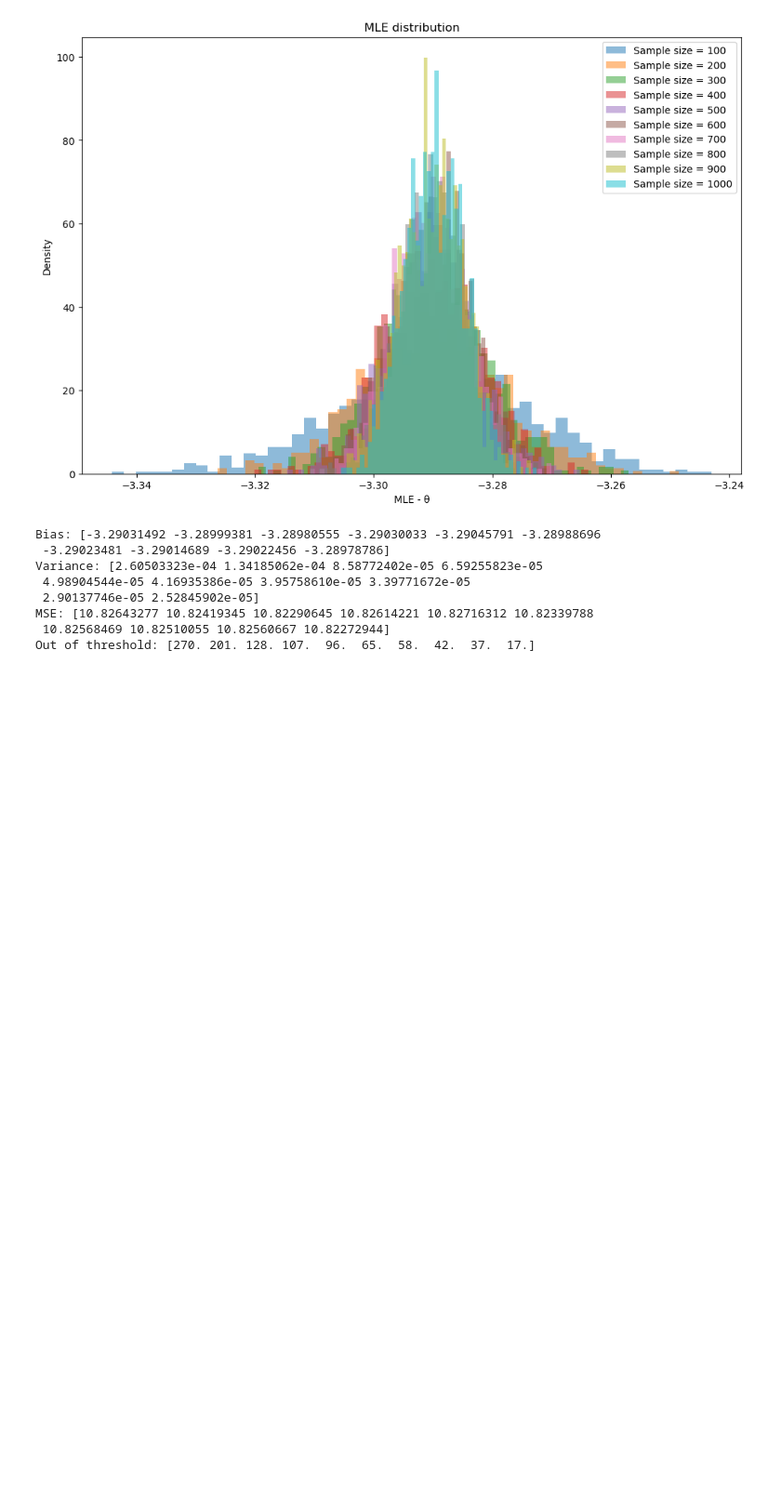
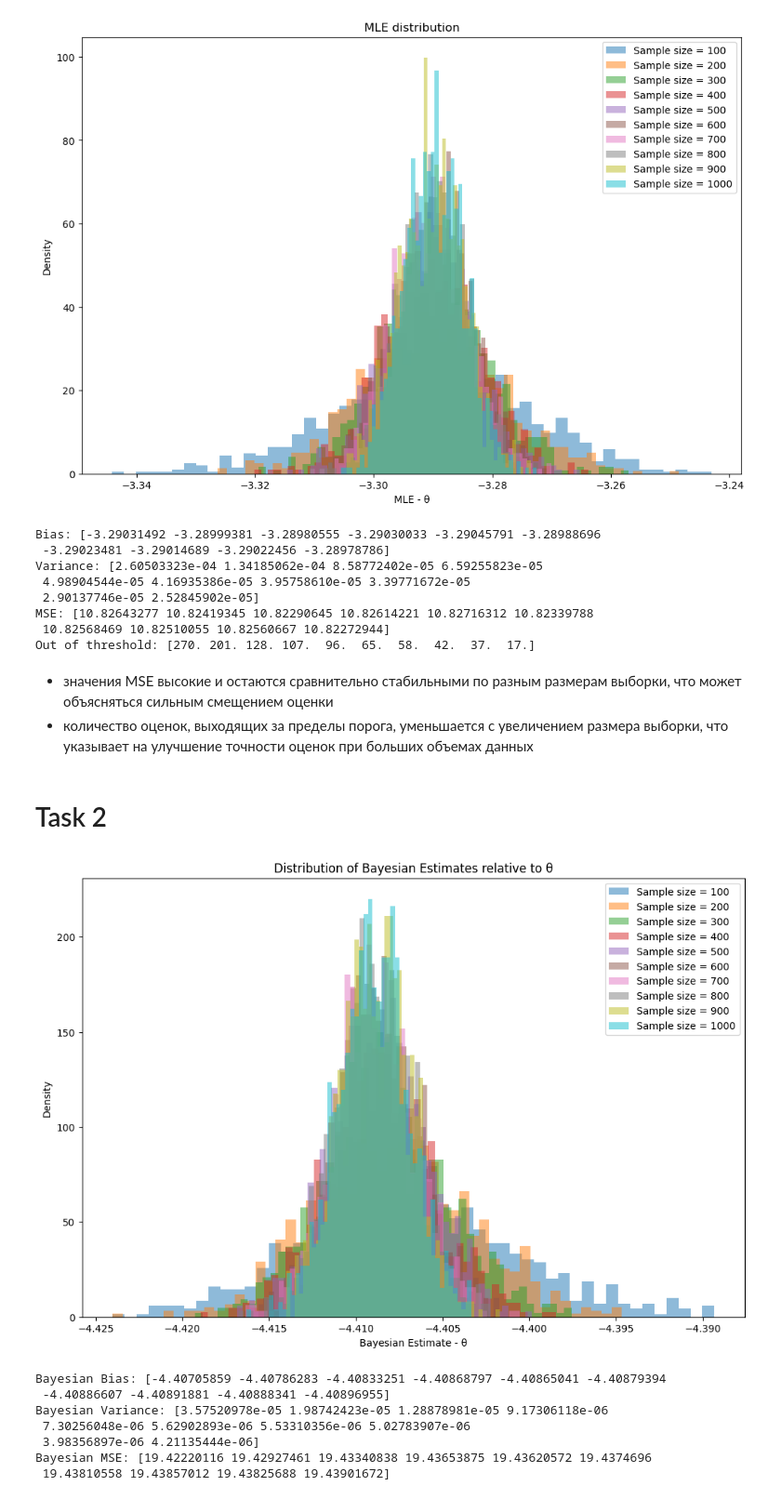
Before and after one commit to AntonSexov/statistics, a Jupyter notebook: lab_2/main.ipynb, the cells around one changed output. Shown at 93% size. Cells and saved outputs as stored; diff of their text form; code cells hidden in the pictures; blank space fills up the shorter version.

Commit message:
[ADD] looks like 2nd task is ready..

```diff
--- a/lab_2/main.ipynb
+++ b/lab_2/main.ipynb
@@ -69,3 +73,83 @@ Variance: [2.60503323e-04 1.34185062e-04 8.58772402e-05 6.59255823e-05
 MSE: [10.82643277 10.82419345 10.82290645 10.82614221 10.82716312 10.82339788
  10.82568469 10.82510055 10.82560667 10.82272944]
 Out of threshold: [270. 201. 128. 107.  96.  65.  58.  42.  37.  17.]
+# %% [markdown]
+- значения MSE высокие и остаются сравнительно стабильными по разным размерам выборки, что может объясняться сильным смещением оценки
+- количество оценок, выходящих за пределы порога, уменьшается с увеличением размера выборки, что указывает на улучшение точности оценок при больших объемах данных
+# %% [markdown]
+# Task 2
+# %%
+theta = 5
+k_prior = 1
+lambda_prior = 1
+n_list = [i * 100 for i in range(1,11)]
+m = 1000
+
+# prior distribution for theta is a gamma distribution with parameters k and lambda
+prior = stats.gamma(a=k_prior, scale=1/lambda_prior)
+prior_pdf = prior.pdf
+
+# to compute the bayesian estimate, we need to find the posterior distribution
+# which is proportional to the likelihood * prior
+# for the given likelihood and prior, the posterior is also a gamma distribution
+
+# update the posterior parameters based on the data
+def update_posterior_params(x, k_prior, lambda_prior):
+    # sum of x will be used to update the lambda parameter
+    # number of x will be used to update the k parameter
+    lambda_post = lambda_prior + np.sum(x)
+    k_post = k_prior + len(x)
+    return k_post, lambda_post
+
+
+def simulate_bayesian_estimation(n_list, m, theta, k_prior, lambda_prior):
+    # bayesian estimate of theta is the mean of the posterior distribution
+    # the mean is k/lambda.
+
+    # simulate the experiment using the same scheme as in the mle experiment
+    bayes_estimates = np.zeros((len(n_list), m))
+    for i, n in enumerate(n_list):
+        for j in range(m):
+            u = np.random.uniform(0, 1, n)
+            x = np.cbrt(np.sqrt(2) * stats.norm.ppf(u) + theta)  # data generation
+            k_post, lambda_post = update_posterior_params(x, k_prior, lambda_prior)
+            posterior_mean = k_post / lambda_post
+            bayes_estimates[i, j] = posterior_mean
+
+    # calculate the bias, variance, and mse for the bayesian estimates
+    bayes_bias = np.zeros(len(n_list))
+    bayes_variance = np.zeros(len(n_list))
+    bayes_mse = np.zeros(len(n_list))
+
+    for i, n in enumerate(n_list):
+        bayes_bias[i] = np.mean(bayes_estimates[i, :]) - theta
+        bayes_variance[i] = np.var(bayes_estimates[i, :])
+        bayes_mse[i] = np.mean((bayes_estimates[i, :] - theta)**2)
+
+    return bayes_estimates, bayes_bias, bayes_variance, bayes_mse
+
+bayes_estimates, bayes_bias, bayes_variance, bayes_mse = simulate_bayesian_estimation(n_list, m, theta, k_prior, lambda_prior)
+
+# (bayes_estimates, bayes_bias, bayes_variance, bayes_mse)
+
+plt.figure(figsize=(12, 8))
+for i, n in enumerate(n_list):
+    plt.hist((bayes_estimates[i, :] - theta), bins=50, density=True, alpha=0.5, label=f"Sample size = {n}")
+plt.legend()
+plt.xlabel("Bayesian Estimate - θ")
+plt.ylabel("Density")
+plt.title("Distribution of Bayesian Estimates relative to θ")
+plt.show()
+
+print("Bayesian Bias:", bayes_bias)
+print("Bayesian Variance:", bayes_variance)
+print("Bayesian MSE:", bayes_mse)
+# %% [output]
+[figure, added]
+Bayesian Bias: [-4.40705859 -4.40786283 -4.40833251 -4.40868797 -4.40865041 -4.40879394
+ -4.40886607 -4.40891881 -4.40888341 -4.40896955]
+Bayesian Variance: [3.57520978e-05 1.98742423e-05 1.28878981e-05 9.17306118e-06
+ 7.30256048e-06 5.62902893e-06 5.53310356e-06 5.02783907e-06
+ 3.98356897e-06 4.21135444e-06]
+Bayesian MSE: [19.42220116 19.42927461 19.43340838 19.43653875 19.43620572 19.4374696
+ 19.43810558 19.43857012 19.43825688 19.43901672]
```
Also changed, not shown: parts of 3 cells of this notebook.
